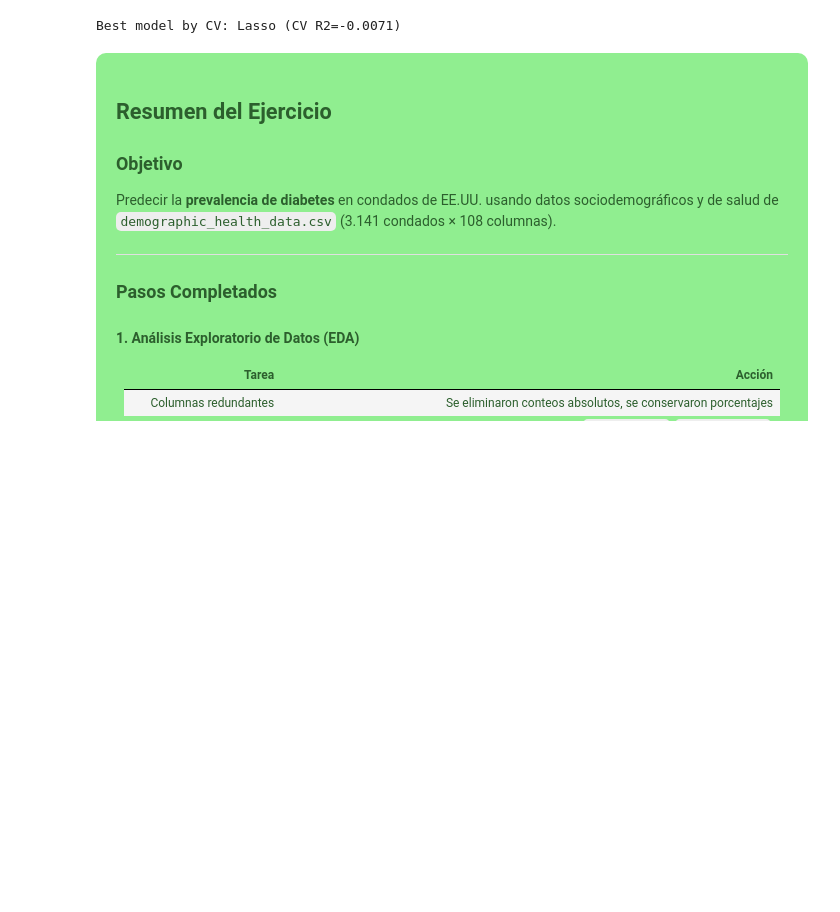
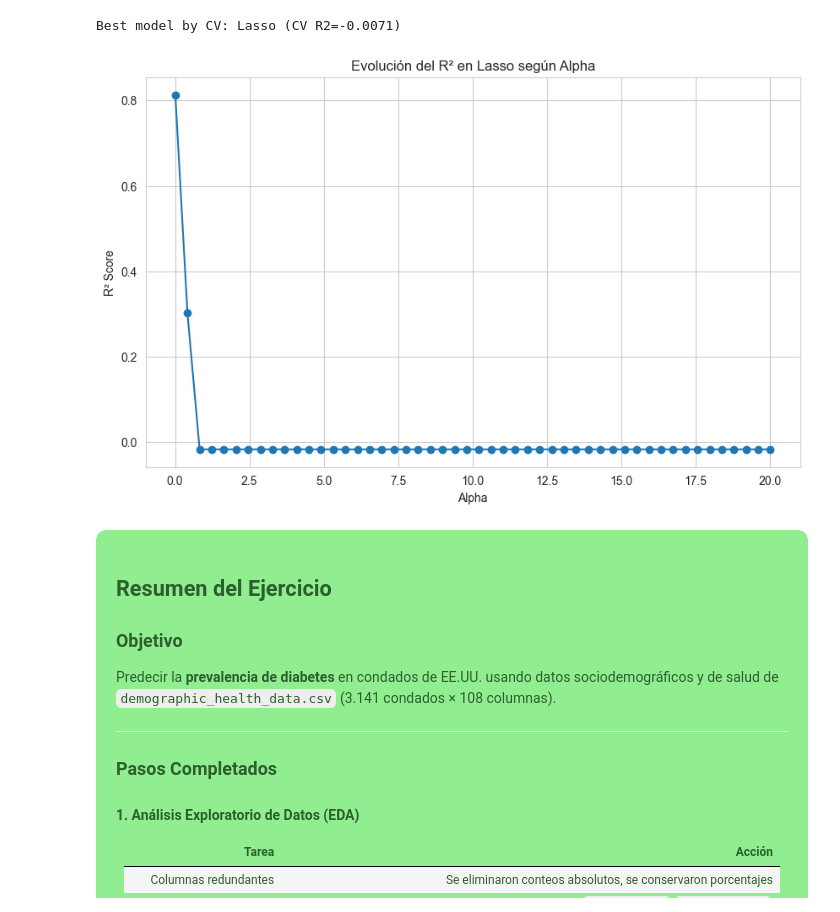
Before and after one commit to 4geeksacademy/abgonzalez-introduction-machine-learning, a Jupyter notebook: src/03-linear-regression-reg-demographic-health-data.ipynb, the cells around one changed output. Cells and saved outputs as stored; diff of their text form; code cells hidden in the pictures; blank space fills up the shorter version.

Commit message:
feat: Añadido la evolucion de R2 cuando el hiperparametro del modelo Lasso cambia

```diff
--- a/src/03-linear-regression-reg-demographic-health-data.ipynb
+++ b/src/03-linear-regression-reg-demographic-health-data.ipynb
@@ -2624,6 +2624,25 @@ print(f"Best model by CV: {best_name} (CV R2={best_score:.4f})")
 | 2 | Lasso | -7.118103e-03 | -0.017258 | 2.241220 | 2.860413 | {'model__regressor__alpha': 0.885... |
 | 3 | ElasticNet | -7.118103e-03 | -0.017258 | 2.241220 | 2.860413 | {'model__regressor__alpha': 0.848... |
 Best model by CV: Lasso (CV R2=-0.0071)
+# %%
+alphas = np.linspace(0.01, 20, 50)
+r2_scores = []
+
+for alpha in alphas:
+    lasso = Lasso(alpha=alpha, max_iter=10000)
+    pipe = build_pipeline(lasso)
+    pipe.fit(X_train, y_train)
+    r2_scores.append(r2_score(y_test, pipe.predict(X_test)))
+
+plt.figure(figsize=(10, 6))
+plt.plot(alphas, r2_scores, marker='o')
+plt.xlabel('Alpha')
+plt.ylabel('R² Score')
+plt.title('Evolución del R² en Lasso según Alpha')
+plt.grid(True)
+plt.show()
+# %% [output]
+[figure, added]
 # %% [markdown]
 <div style="background-color: #90EE90; padding: 20px; border-radius: 10px; color: #2c5f2d;">
 
```
